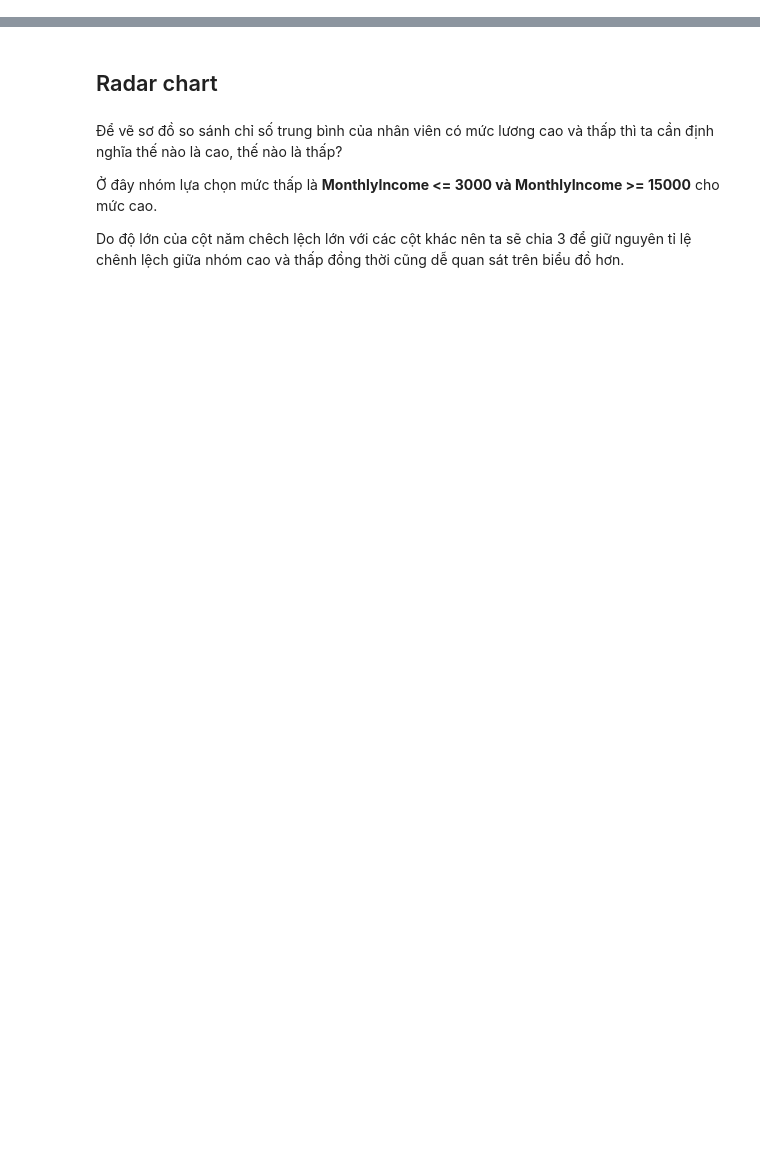
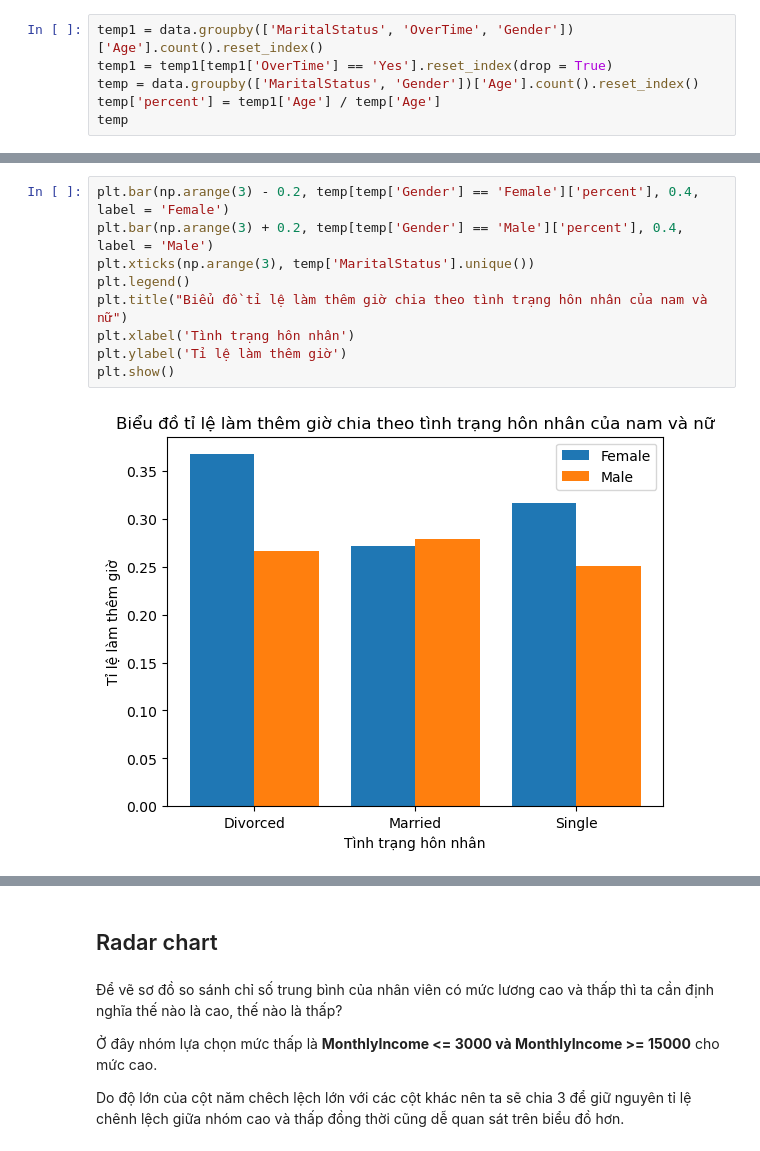
Before and after one commit to HuyHCMUS/DataVisualize-1, a Jupyter notebook: Duong.ipynb, the cells around one changed output, grey strips where cells are left out. Saved outputs shown, nothing was run; the diff lists cells and outputs as text; blank space fills up the shorter version.

```diff
--- a/Duong.ipynb
+++ b/Duong.ipynb
@@ -53,0 +81,6 @@ Text(0.5, 0.73, 'Biểu đồ cơ cấu lao động')
+# %%
+temp1 = data.groupby(['MaritalStatus', 'OverTime', 'Gender'])['Age'].count().reset_index()
+temp1 = temp1[temp1['OverTime'] == 'Yes'].reset_index(drop = True)
+temp = data.groupby(['MaritalStatus', 'Gender'])['Age'].count().reset_index()
+temp['percent'] = temp1['Age'] / temp['Age']
+temp
@@ -53,0 +95,11 @@ Text(0.5, 0.73, 'Biểu đồ cơ cấu lao động')
+# %%
+plt.bar(np.arange(3) - 0.2, temp[temp['Gender'] == 'Female']['percent'], 0.4, label = 'Female')
+plt.bar(np.arange(3) + 0.2, temp[temp['Gender'] == 'Male']['percent'], 0.4, label = 'Male')
+plt.xticks(np.arange(3), temp['MaritalStatus'].unique())
+plt.legend()
+plt.title("Biểu đồ tỉ lệ làm thêm giờ chia theo tình trạng hôn nhân của nam và nữ")
+plt.xlabel('Tình trạng hôn nhân')
+plt.ylabel('Tỉ lệ làm thêm giờ')
+plt.show()
+# %% [output]
+[figure, added]
```
Also changed, not shown: parts of 35 cells of this notebook.
